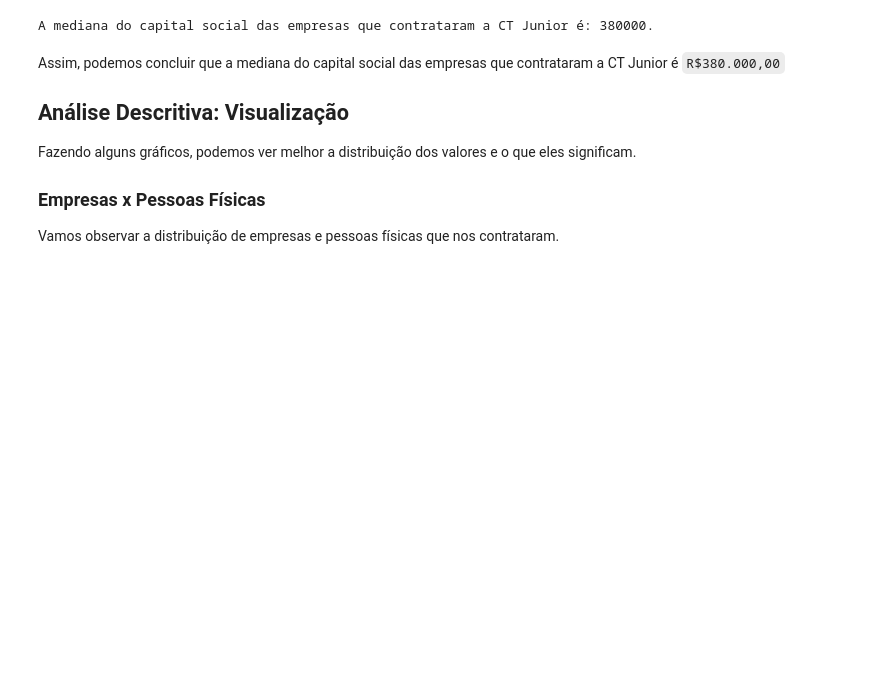
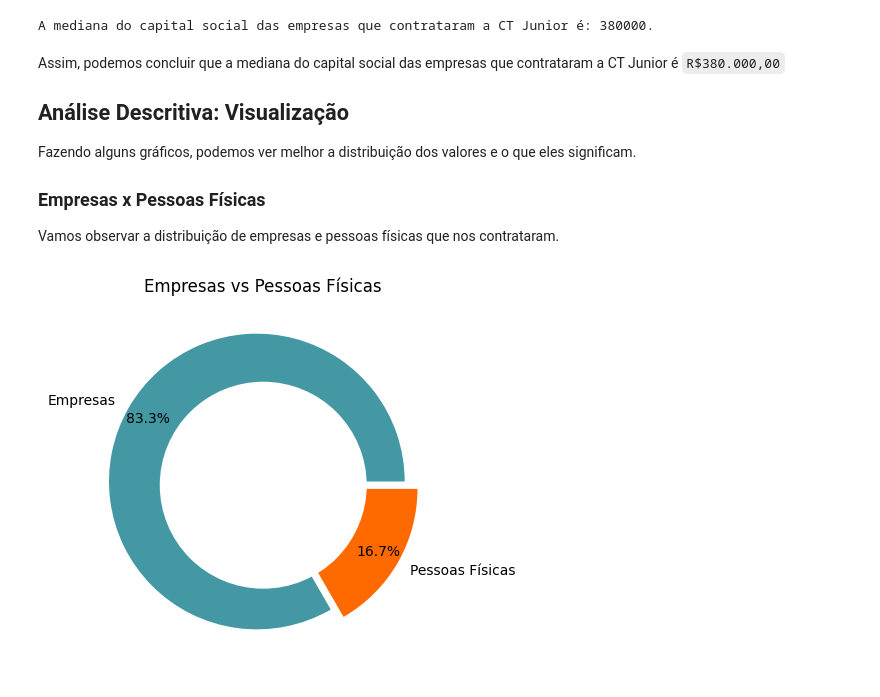
Before and after one commit to raphael-ss/persona-ct-junior, a Jupyter notebook: Persona - Tecnologia.ipynb, the cells around one changed output. Drawn from its saved outputs; the diff is of its cells as text; code cells hidden in the pictures; blank space fills up the shorter version.

```diff
--- a/Persona - Tecnologia.ipynb
+++ b/Persona - Tecnologia.ipynb
@@ -117,3 +117,40 @@ Fazendo alguns gráficos, podemos ver melhor a distribuição dos valores e o qu
 ### Empresas x Pessoas Físicas
 
 Vamos observar a distribuição de empresas e pessoas físicas que nos contrataram.
+# %%
+distribution = [0, 0]
+label = list()
+colors = list()
+
+for client in data:
+    if client[1] == True:
+        distribution[0] += 1
+    elif client[1] == False:
+        distribution[1] += 1
+
+#-Setting labels for items in Chart
+label = ['Empresas','Pessoas Físicas']
+
+#-colors
+colors = ['#4398A4', '#FF6A00']
+
+#-explosion
+explode = (0.05, 0.05)
+
+#-Pie Chart
+plt.pie(distribution, colors=colors, labels=label, autopct='%1.1f%%', pctdistance=0.85, explode=explode)
+
+#-draw circle
+centre_circle = plt.Circle((0, 0), 0.70, fc='white')
+fig = plt.gcf()
+
+#-Adding Circle in Pie chart
+fig.gca().add_artist(centre_circle)
+
+#-Adding Title of chart
+plt.title('Empresas vs Pessoas Físicas')
+
+#-Displaying Chart
+plt.show()
+# %% [output]
+[figure, added]
```
Also changed, not shown: parts of 6 cells of this notebook, 1 other file.
